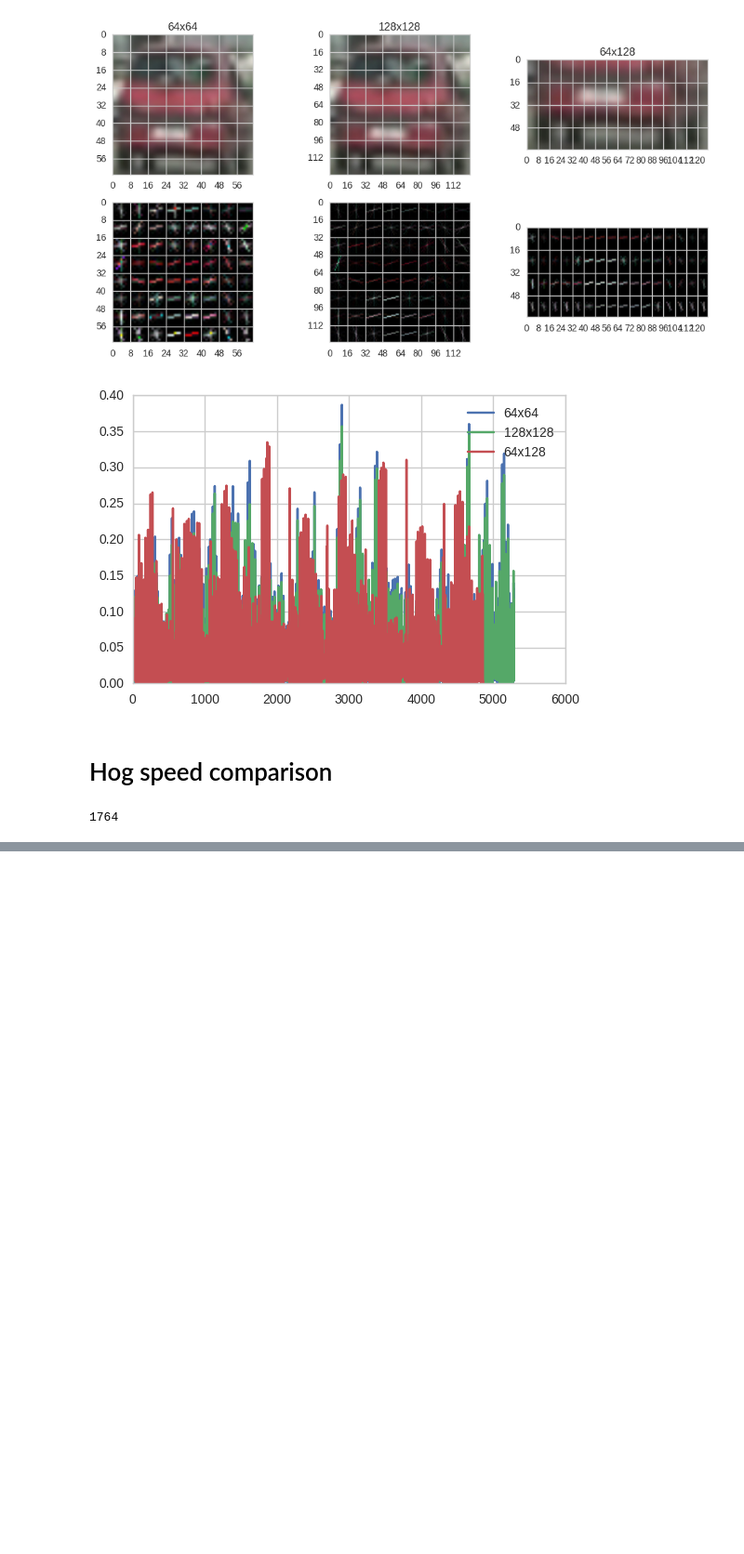
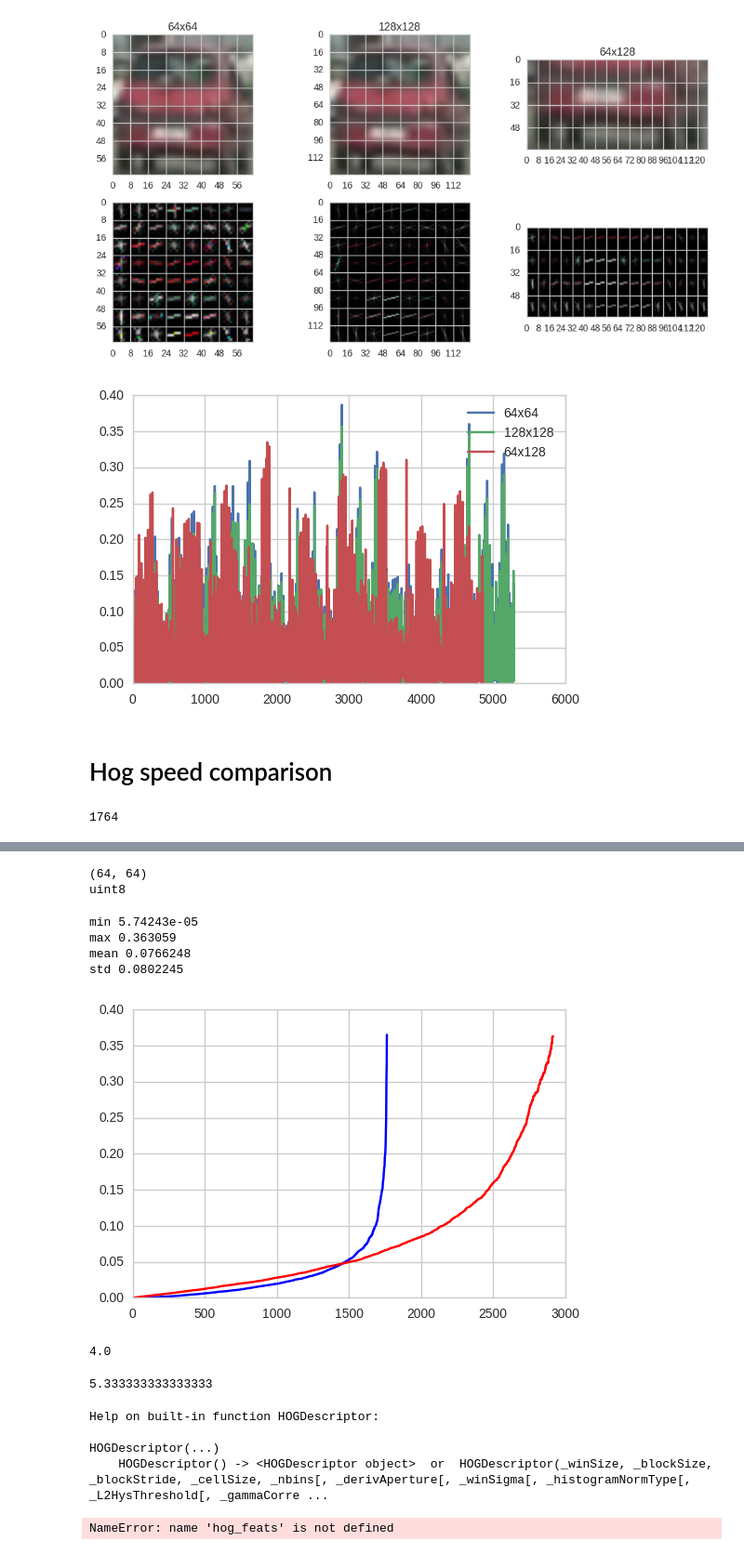
Before and after one commit to pkern90/vehicle-tracking, a Jupyter notebook: Notebooks/HOG experiments.ipynb, the cells around one changed output, grey strips where cells are left out. Shown at 93% size. Cells and saved outputs as stored; diff of their text form; code cells hidden in the pictures; blank space fills up the shorter version.

Commit message:
Add hog extractor using opencv to pipline

```diff
--- a/Notebooks/HOG experiments.ipynb
+++ b/Notebooks/HOG experiments.ipynb
@@ -196,0 +193,55 @@ print(t2 - t1)
+# %%
+car_64x64 = imread('../test_images/car_64x64.jpg')
+gray = cv2.cvtColor(car_64x64, cv2.COLOR_RGB2GRAY)
+
+print(gray.shape)
+print(gray.dtype)
+# %% [output]
+(64, 64)
+uint8
+# %%
+pix_per_cell = 16
+cells_per_block = 2
+
+win_size = (64,64)
+block_size_px = (24, 24)
+nbins = 9
+block_stride = (8,8)
+deriv_aperture = 0
+win_sigma = 4
+histogram_norm_type = 1
+l2_hys_threshold = 2
+gamma_correction = 1
+nlevels = 64
+
+hog = cv2.HOGDescriptor(_winSize=win_size,
+                        _blockSize=block_size_px,
+                        _blockStride=block_stride,
+                        _cellSize=(8,8),
+                        _nbins=nbins,
+                        _gammaCorrection=gamma_correction,
+                        #_winSigma=win_sigma
+                       )
+
+hog_feats = hog.compute(gray, winStride=(0,0), padding=(0,0))
+print('min', hog_feats.min())
+print('max', hog_feats.max())
+print('mean', hog_feats.mean())
+print('std', hog_feats.std())
+
+
+
+plt.plot(np.sort(feature_vec), label='old', color='b')[0]
+plt.plot(np.sort(hog_feats, axis=0), label='opencv', color='r')[0]
+plt.show()
+
+# min 1.25706e-32
+# max 0.959641
+# mean 0.0284725
+# std 0.106629
+# %% [output]
+min 5.74243e-05
+max 0.363059
+mean 0.0766248
+std 0.0802245
+[figure, added]
@@ -196,0 +250,19 @@ print(t2 - t1)
+# %%
+64/16
+# %% [output]
+4.0
+# %%
+64/12
+# %% [output]
+5.333333333333333
+# %%
+help(cv2.HOGDescriptor)
+# %% [output]
+Help on built-in function HOGDescriptor:
+
+HOGDescriptor(...)
+    HOGDescriptor() -> <HOGDescriptor object>  or  HOGDescriptor(_winSize, _blockSize, _blockStride, _cellSize, _nbins[, _derivAperture[, _winSigma[, _histogramNormType[, _L2HysThreshold[, _gammaCorre ...
+# %%
+hog_feats
+# %% [output]
+NameError: name 'hog_feats' is not defined
```
Also changed, not shown: parts of 17 cells of this notebook, 3 other files.
